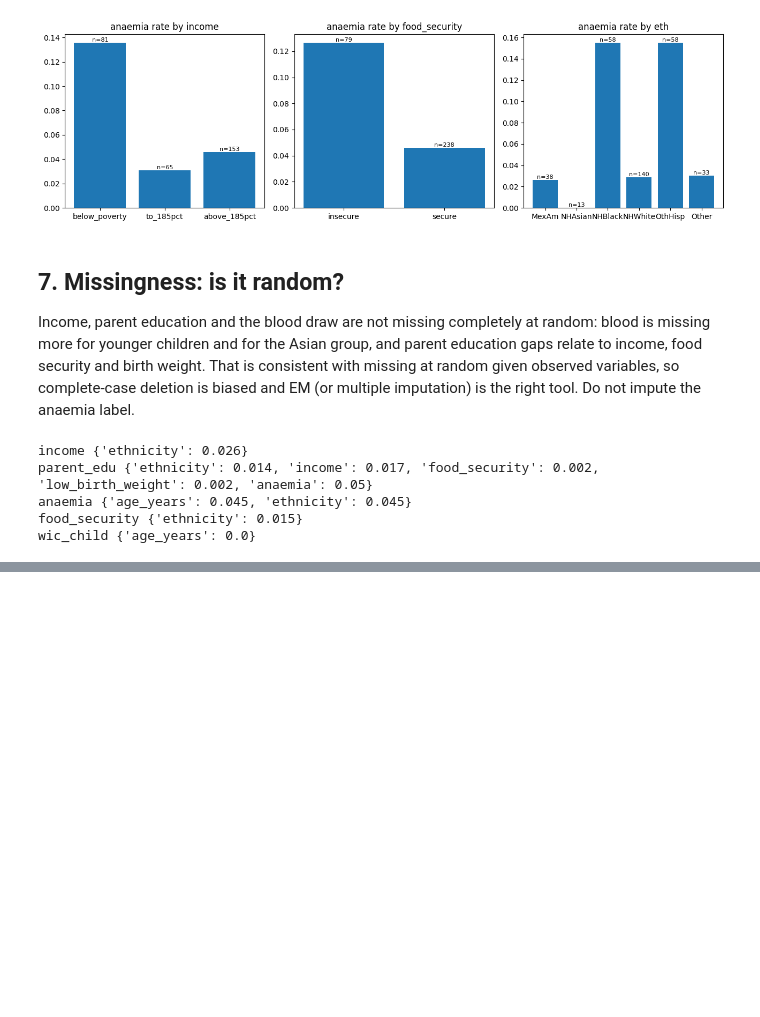
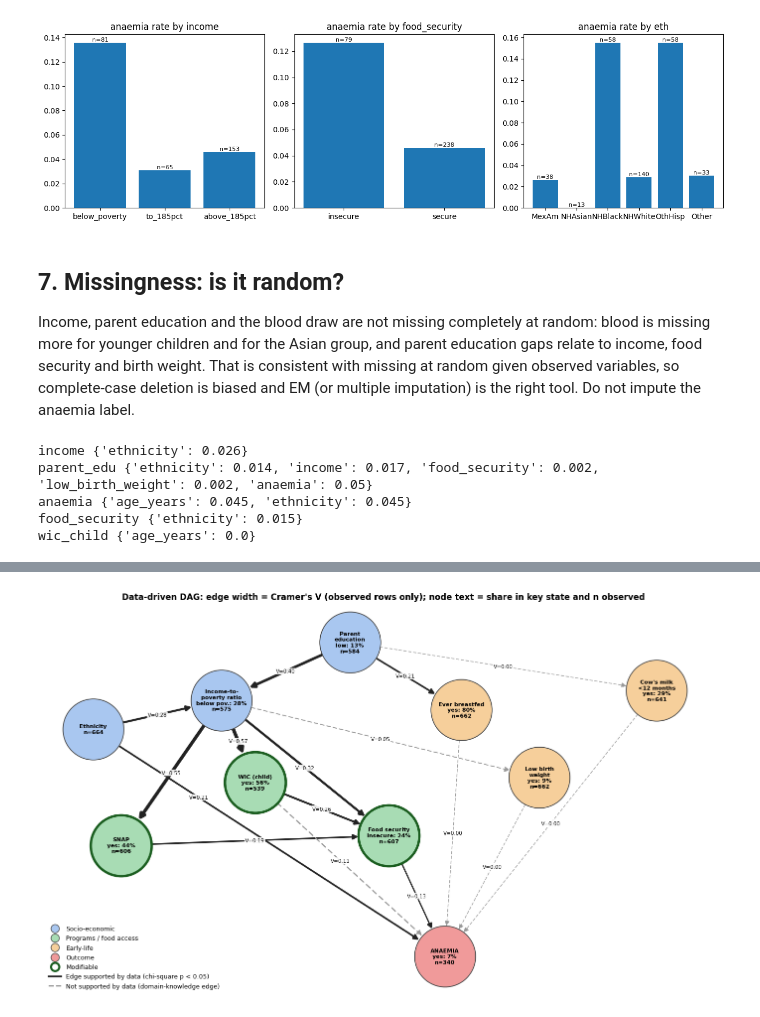
Before and after one commit to yashita-mishra/AI-Project-Child-Nutrition, a Jupyter notebook: 02_features_and_eda.ipynb, the cells around one changed output, grey strips where cells are left out. Saved outputs shown, nothing was run; the diff lists cells and outputs as text; code cells hidden in the pictures; blank space fills up the shorter version.

```diff
--- a/02_features_and_eda.ipynb
+++ b/02_features_and_eda.ipynb
@@ -198,0 +363,65 @@ wic_child {'age_years': 0.0}
+# %%
+#8.5 redraw the DAG from the data
+import networkx as nx
+POS = {"ethnicity": (-0.3, 3.0), "parent_edu": (4.3, 4.8), "income": (2.0, 3.6),
+       "ever_breastfed": (6.3, 3.4), "milk_before_12m": (9.8, 3.8), "low_birth_weight": (7.7, 2.0),
+       "snap_past_year": (0.2, 0.6), "wic_child": (2.6, 1.9), "food_security": (5.0, 0.8),
+       "anaemia": (6.0, -1.7)}
+LABEL_T = {("ethnicity", "anaemia"): 0.3, ("wic_child", "anaemia"): 0.45}     # label position along the arrow
+GROUP = {"ethnicity": "Socio-economic", "parent_edu": "Socio-economic", "income": "Socio-economic",
+         "snap_past_year": "Programs / food access", "wic_child": "Programs / food access",
+         "food_security": "Programs / food access", "ever_breastfed": "Early-life",
+         "milk_before_12m": "Early-life", "low_birth_weight": "Early-life", "anaemia": "Outcome"}
+COL = {"Socio-economic": "#a9c7f0", "Programs / food access": "#a8dcb4", "Early-life": "#f6cf9b", "Outcome": "#f09a9a"}
+MODIFIABLE = {"snap_past_year", "wic_child", "food_security"}
+SHORT = {"ethnicity": "Ethnicity", "parent_edu": "Parent\neducation", "income": "Income-to-\npoverty ratio",
+         "snap_past_year": "SNAP", "wic_child": "WIC (child)", "food_security": "Food security",
+         "ever_breastfed": "Ever breastfed", "milk_before_12m": "Cow's milk\n<12 months",
+         "low_birth_weight": "Low birth\nweight", "anaemia": "ANAEMIA"}
+
+KEY_SHORT = {"below_poverty": "below pov."}
+
+def node_text(n):
+    obs = int(net[n].notna().sum())
+    if n in KEY:
+        share = (net[n].dropna() == KEY[n]).mean()
+        return f"{SHORT[n]}\n{KEY_SHORT.get(KEY[n], KEY[n])}: {share:.0%}\nn={obs}"
+    return f"{SHORT[n]}\nn={obs}"
+
+def draw_dag(edge_list=None, path="figures/dag_data_driven.png", title=None):
+    G = nx.DiGraph(edge_list if edge_list is not None else EDGES)
+    fig, ax = plt.subplots(figsize=(14, 8.4)); ax.axis("off")
+    for (u, v) in G.edges:
+        e = edges.loc[f"{u} -> {v}"]
+        ok = bool(e.supported)
+        rad = 0.0
+        nx.draw_networkx_edges(G, POS, edgelist=[(u, v)], ax=ax, node_size=7800, arrowsize=15,
+                               width=1 + 7 * e.cramers_v, style="solid" if ok else (0, (4, 3)),
+                               edge_color="#222" if ok else "#999",
+                               connectionstyle=f"arc3,rad={rad}")
+    for n in G.nodes:
+        nx.draw_networkx_nodes(G, POS, nodelist=[n], node_size=7800, node_color=COL[GROUP[n]], ax=ax,
+                               edgecolors="#1b5e20" if n in MODIFIABLE else "#444",
+                               linewidths=3.5 if n in MODIFIABLE else 1.2)
+    nx.draw_networkx_labels(G, POS, labels={n: node_text(n) for n in G.nodes}, font_size=8,
+                            font_weight="bold", ax=ax)
+    # edge labels along each arrow
+    for (u, v) in G.edges:
+        e = edges.loc[f"{u} -> {v}"]
+        (x0, y0), (x1, y1) = POS[u], POS[v]
+        t = LABEL_T.get((u, v), 0.5)
+        ax.text(x0 + (x1 - x0) * t, y0 + (y1 - y0) * t, f"V={e.cramers_v:.2f}", fontsize=7.5,
+                ha="center", va="center", bbox=dict(boxstyle="round,pad=0.15", fc="white", ec="none", alpha=0.9))
+    h = [plt.Line2D([0], [0], marker="o", ls="", ms=12, mfc=c, mec="#444", label=g) for g, c in COL.items()]
+    h += [plt.Line2D([0], [0], marker="o", ls="", ms=12, mfc="white", mec="#1b5e20", mew=3, label="Modifiable"),
+          plt.Line2D([0], [0], color="#222", lw=2.5, label="Edge supported by data (chi-square p < 0.05)"),
+          plt.Line2D([0], [0], color="#999", lw=2, ls="--", label="Not supported by data (domain-knowledge edge)")]
+    ax.legend(handles=h, loc="lower left", frameon=False, fontsize=9)
+    ax.set_title(title or "Data-driven DAG: edge width = Cramer's V (observed rows only); "
+                 "node text = share in key state and n observed", fontsize=12, fontweight="bold")
+    ax.set_xlim(-1.2, 11); ax.set_ylim(-2.5, 5.6)
+    plt.tight_layout(); plt.savefig(path, dpi=170); plt.show()
+
+draw_dag()
+# %% [output]
+[figure, added]
```
Also changed, not shown: parts of 18 cells of this notebook.
